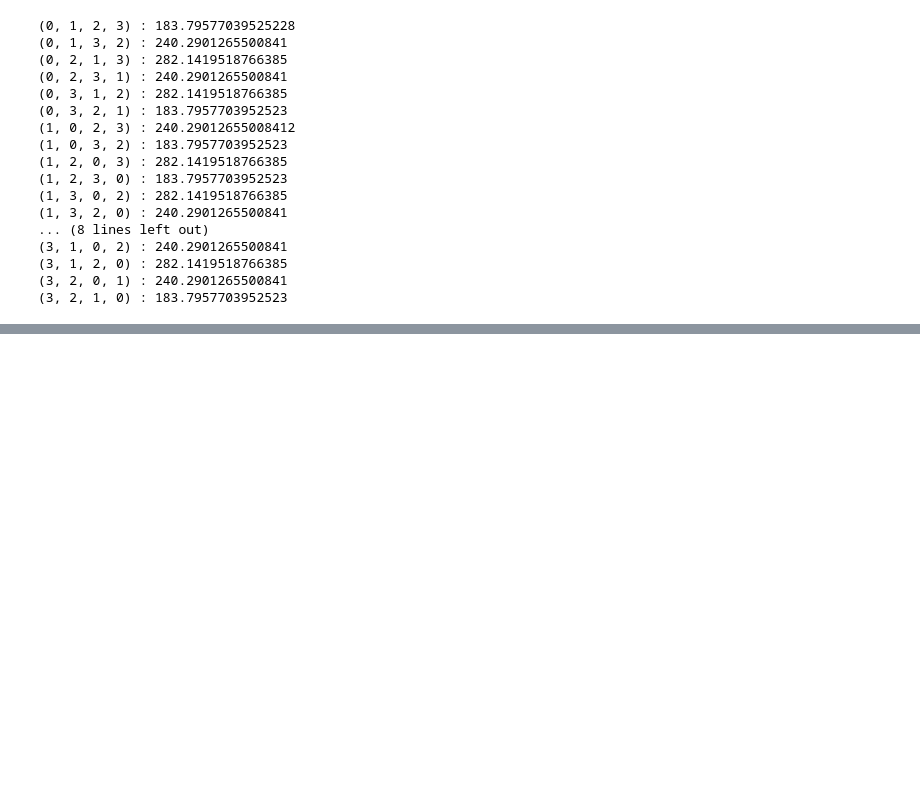
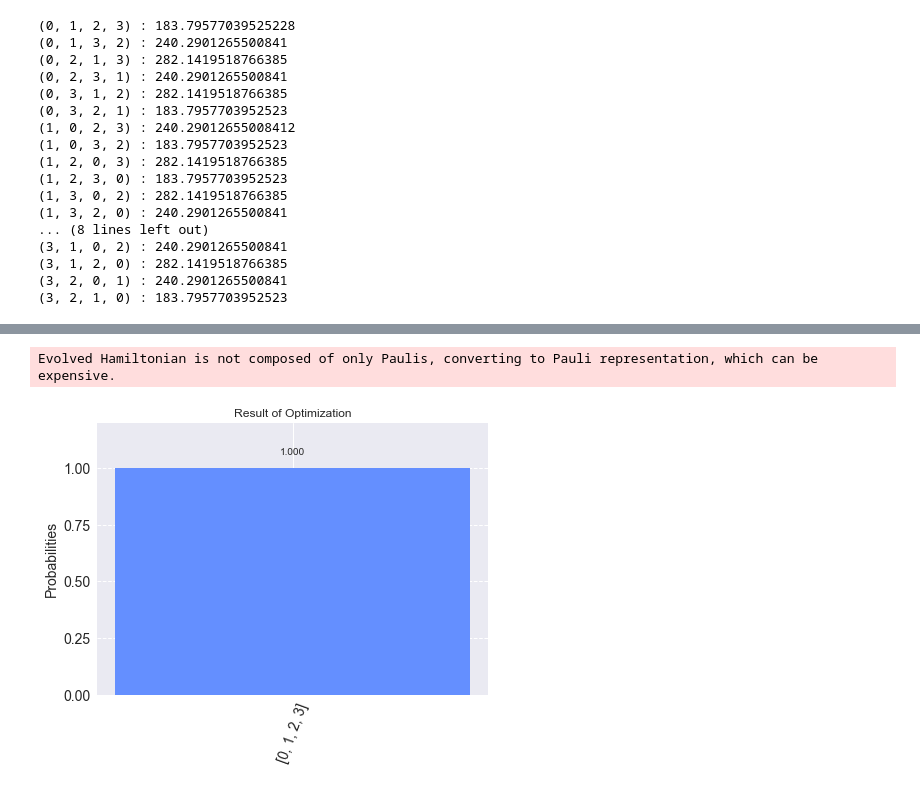
Before and after one commit to simondobers/quantum_alternating_operator, a Jupyter notebook: TSP.ipynb, the cells around one changed output, grey strips where cells are left out. Cells and saved outputs as stored; diff of their text form; code cells hidden in the pictures; blank space fills up the shorter version.

```diff
--- a/TSP.ipynb
+++ b/TSP.ipynb
@@ -99,5 +99,5 @@ solve_tsp_classical(G)
 # %%
-expectation_qaoa = get_expectation_qaoa(G,reps,shots=1024,penalty=1.)
+expectation_qaoa = get_expectation_qaoa(G,reps,shots=1024,penalty=1.,log_intermediate_counts=True)
 
 res_qaoa = minimize(expectation_qaoa,
                [1 for _ in range(reps*2)] ,
@@ -134,3 +134,9 @@ res_qaoa
+# %%
+fig,counts = analyse_result(G,np.hstack([np.array([1.,1.]),res_qaoa.x]),reps=reps,transform_labels_to_path=True,filter_unique_path=True)
+fig
+# %% [output]
+Evolved Hamiltonian is not composed of only Paulis, converting to Pauli representation, which can be expensive.
+[figure, added]
 # %%
 def compute_circuit_sizes(ncities_max=6,reps=1):
     sizes_alternating_operator = []
```
Also changed, not shown: parts of 38 cells of this notebook, 6 other files.
